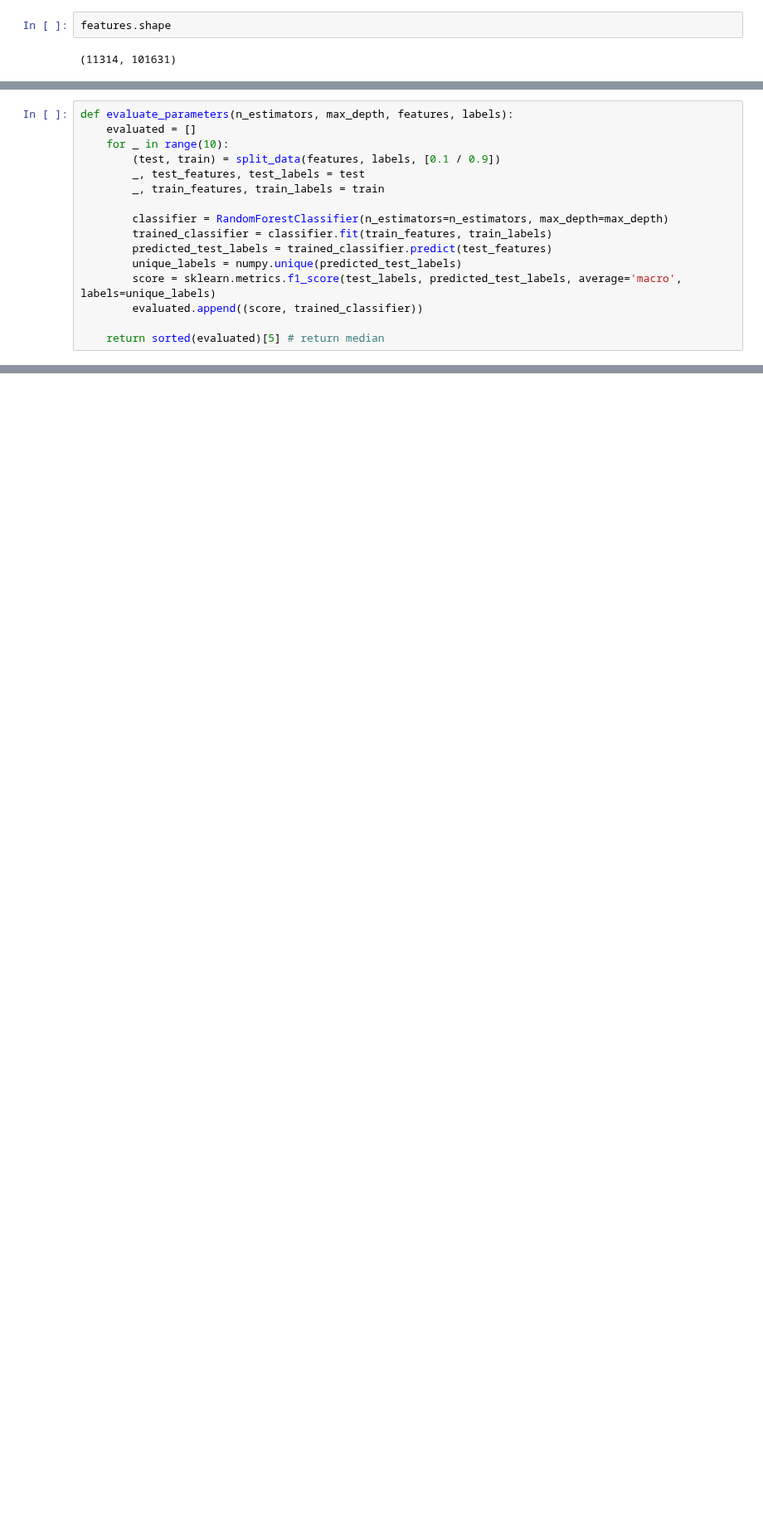
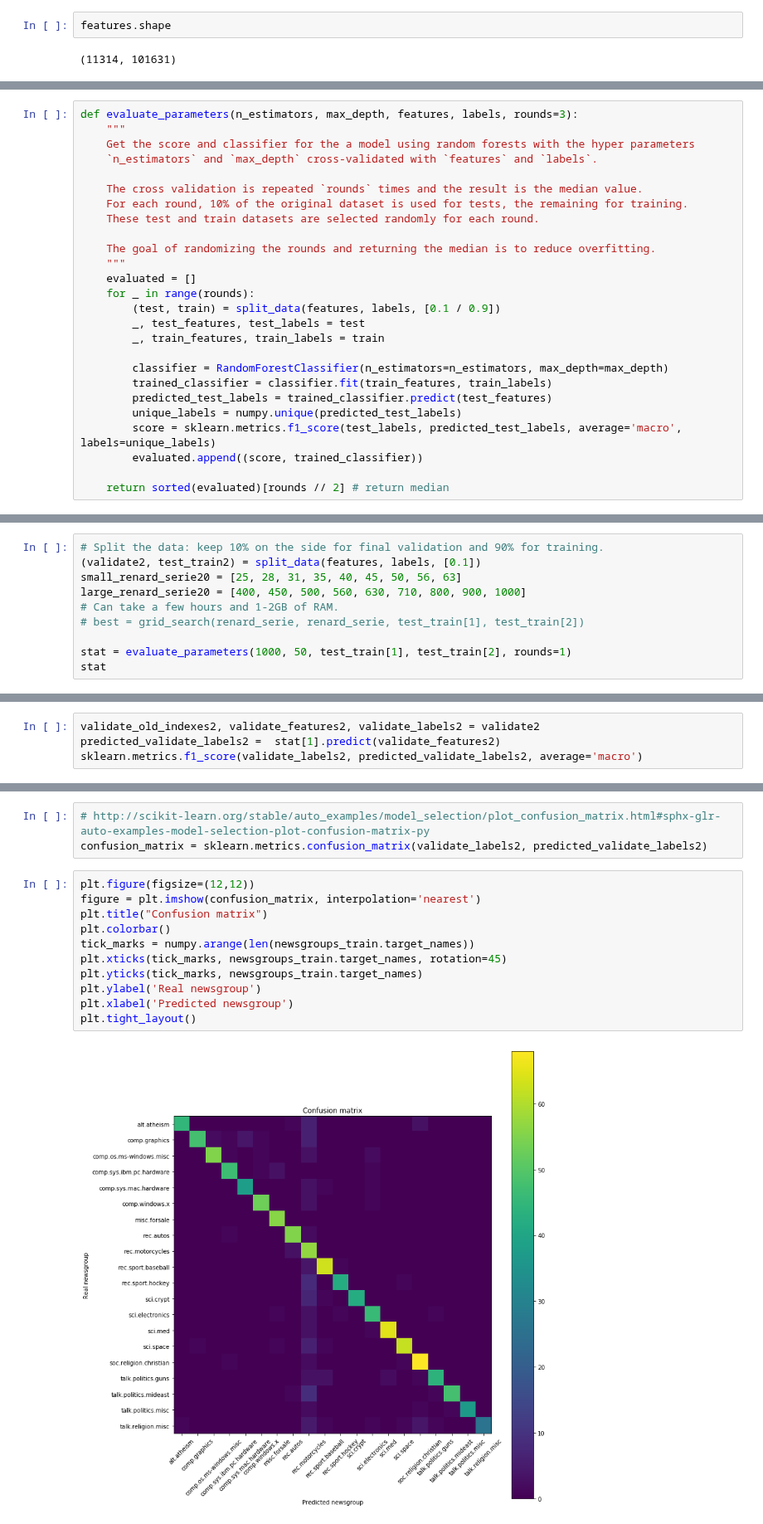
Before and after one commit to ImLemni/ada-epfl, a Jupyter notebook: 04-Applied_ML/partie2.ipynb, the cells around one changed output, grey strips where cells are left out. Shown at 83% size. Drawn from its saved outputs; the diff is of its cells as text; blank space fills up the shorter version.

Commit message:
[3-viz] Find best hyper parameters and display confusion matrix

```diff
--- a/04-Applied_ML/partie2.ipynb
+++ b/04-Applied_ML/partie2.ipynb
@@ -193,7 +213,17 @@ labels = numpy.array(newsgroups_train.target)
 # %%
-def evaluate_parameters(n_estimators, max_depth, features, labels):
+def evaluate_parameters(n_estimators, max_depth, features, labels, rounds=3):
+    """
+    Get the score and classifier for the a model using random forests with the hyper parameters
+    `n_estimators` and `max_depth` cross-validated with `features` and `labels`.
+
+    The cross validation is repeated `rounds` times and the result is the median value.
+    For each round, 10% of the original dataset is used for tests, the remaining for training.
+    These test and train datasets are selected randomly for each round.
+
+    The goal of randomizing the rounds and returning the median is to reduce overfitting.
+    """
     evaluated = []
-    for _ in range(10):
+    for _ in range(rounds):
         (test, train) = split_data(features, labels, [0.1 / 0.9])
         _, test_features, test_labels = test
         _, train_features, train_labels = train
@@ -205,4 +235,4 @@ def evaluate_parameters(n_estimators, max_depth, features, labels):
         score = sklearn.metrics.f1_score(test_labels, predicted_test_labels, average='macro', labels=unique_labels)
         evaluated.append((score, trained_classifier))
 
-    return sorted(evaluated)[5] # return median
+    return sorted(evaluated)[rounds // 2] # return median
@@ -262,0 +304,10 @@ A Jupyter Widget
+# %%
+# Split the data: keep 10% on the side for final validation and 90% for training.
+(validate2, test_train2) = split_data(features, labels, [0.1])
+small_renard_serie20 = [25, 28, 31, 35, 40, 45, 50, 56, 63]
+large_renard_serie20 = [400, 450, 500, 560, 630, 710, 800, 900, 1000]
+# Can take a few hours and 1-2GB of RAM.
+# best = grid_search(renard_serie, renard_serie, test_train[1], test_train[2])
+
+stat = evaluate_parameters(1000, 50, test_train[1], test_train[2], rounds=1)
+stat
@@ -262,0 +322,4 @@ A Jupyter Widget
+# %%
+validate_old_indexes2, validate_features2, validate_labels2 = validate2
+predicted_validate_labels2 =  stat[1].predict(validate_features2)
+sklearn.metrics.f1_score(validate_labels2, predicted_validate_labels2, average='macro')
@@ -262,0 +332,16 @@ A Jupyter Widget
+# %%
+# http://scikit-learn.org/stable/auto_examples/model_selection/plot_confusion_matrix.html#sphx-glr-auto-examples-model-selection-plot-confusion-matrix-py
+confusion_matrix = sklearn.metrics.confusion_matrix(validate_labels2, predicted_validate_labels2)
+# %%
+plt.figure(figsize=(12,12))
+figure = plt.imshow(confusion_matrix, interpolation='nearest')
+plt.title("Confusion matrix")
+plt.colorbar()
+tick_marks = numpy.arange(len(newsgroups_train.target_names))
+plt.xticks(tick_marks, newsgroups_train.target_names, rotation=45)
+plt.yticks(tick_marks, newsgroups_train.target_names)
+plt.ylabel('Real newsgroup')
+plt.xlabel('Predicted newsgroup')
+plt.tight_layout()
+# %% [output]
+[figure, added]
```
Also changed, not shown: parts of 34 cells of this notebook.
